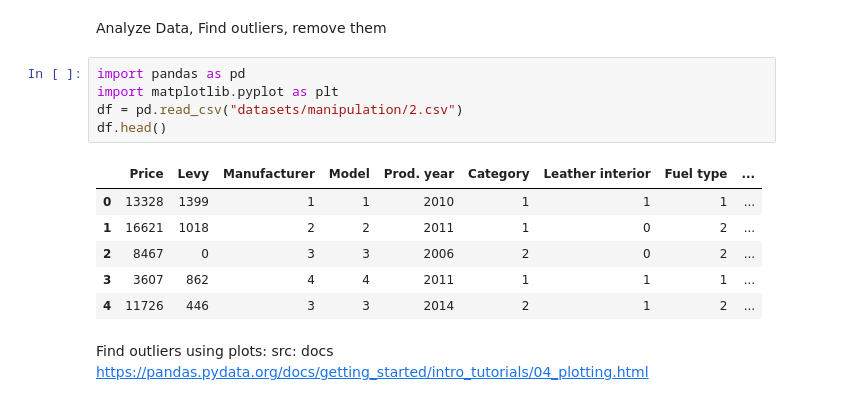
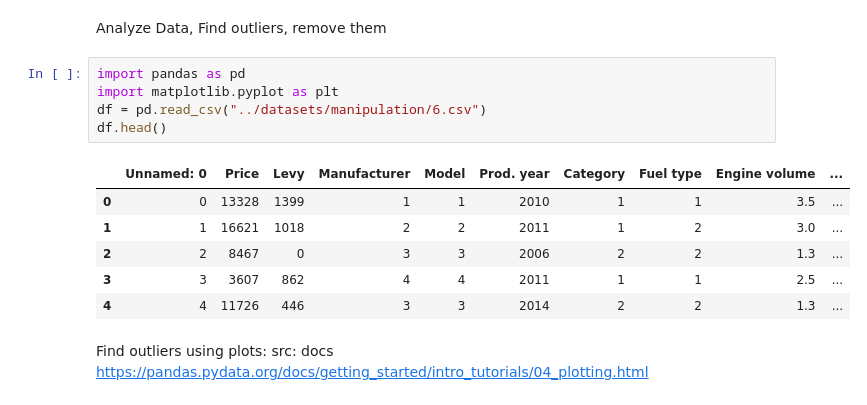
Before and after one commit to lal02/LUAS_Deep_Learning, a Jupyter notebook: Task_1/Preprocessing_03.ipynb, the cells around one changed output. Cells and saved outputs as stored; diff of their text form.

```diff
--- a/A1_Preprocessing_03.ipynb
+++ b/Task_1/Preprocessing_03.ipynb
@@ -3,15 +3,15 @@ Analyze Data, Find outliers, remove them
 # %%
 import pandas as pd
 import matplotlib.pyplot as plt
-df = pd.read_csv("datasets/manipulation/2.csv")
+df = pd.read_csv("../datasets/manipulation/6.csv")
 df.head()
 # %% [output]
-|  | Price | Levy | Manufacturer | Model | Prod. year | Category | Leather interior | Fuel type | ... |
-| 0 | 13328 | 1399 | 1 | 1 | 2010 | 1 | 1 | 1 | ... |
-| 1 | 16621 | 1018 | 2 | 2 | 2011 | 1 | 0 | 2 | ... |
-| 2 | 8467 | 0 | 3 | 3 | 2006 | 2 | 0 | 2 | ... |
-| 3 | 3607 | 862 | 4 | 4 | 2011 | 1 | 1 | 1 | ... |
-| 4 | 11726 | 446 | 3 | 3 | 2014 | 2 | 1 | 2 | ... |
+|  | Unnamed: 0 | Price | Levy | Manufacturer | Model | Prod. year | Category | Fuel type | Engine volume | ... |
+| 0 | 0 | 13328 | 1399 | 1 | 1 | 2010 | 1 | 1 | 3.5 | ... |
+| 1 | 1 | 16621 | 1018 | 2 | 2 | 2011 | 1 | 2 | 3.0 | ... |
+| 2 | 2 | 8467 | 0 | 3 | 3 | 2006 | 2 | 2 | 1.3 | ... |
+| 3 | 3 | 3607 | 862 | 4 | 4 | 2011 | 1 | 1 | 2.5 | ... |
+| 4 | 4 | 11726 | 446 | 3 | 3 | 2014 | 2 | 2 | 1.3 | ... |
 # %% [markdown]
 Find outliers using plots:
 src: docs https://pandas.pydata.org/docs/getting_started/intro_tutorials/04_plotting.html
```
Also changed, not shown: 13 other files.
